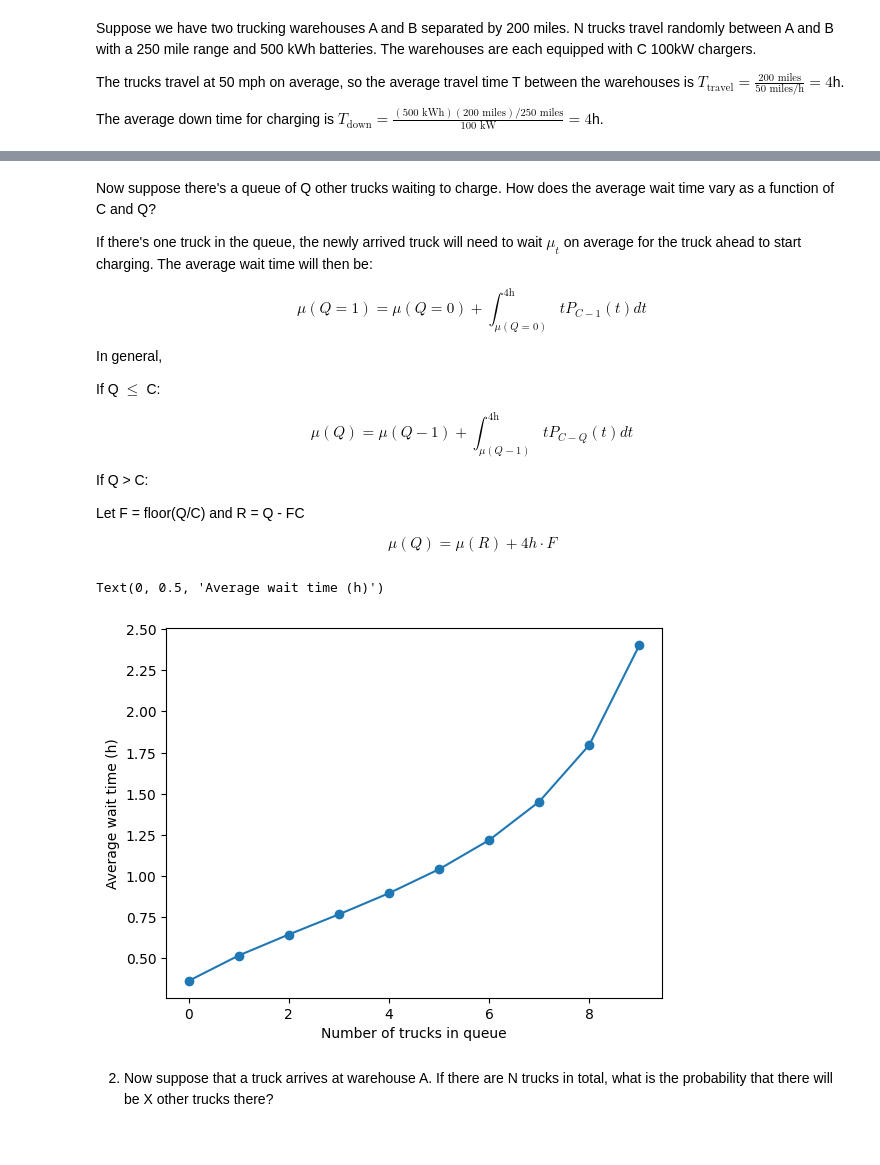
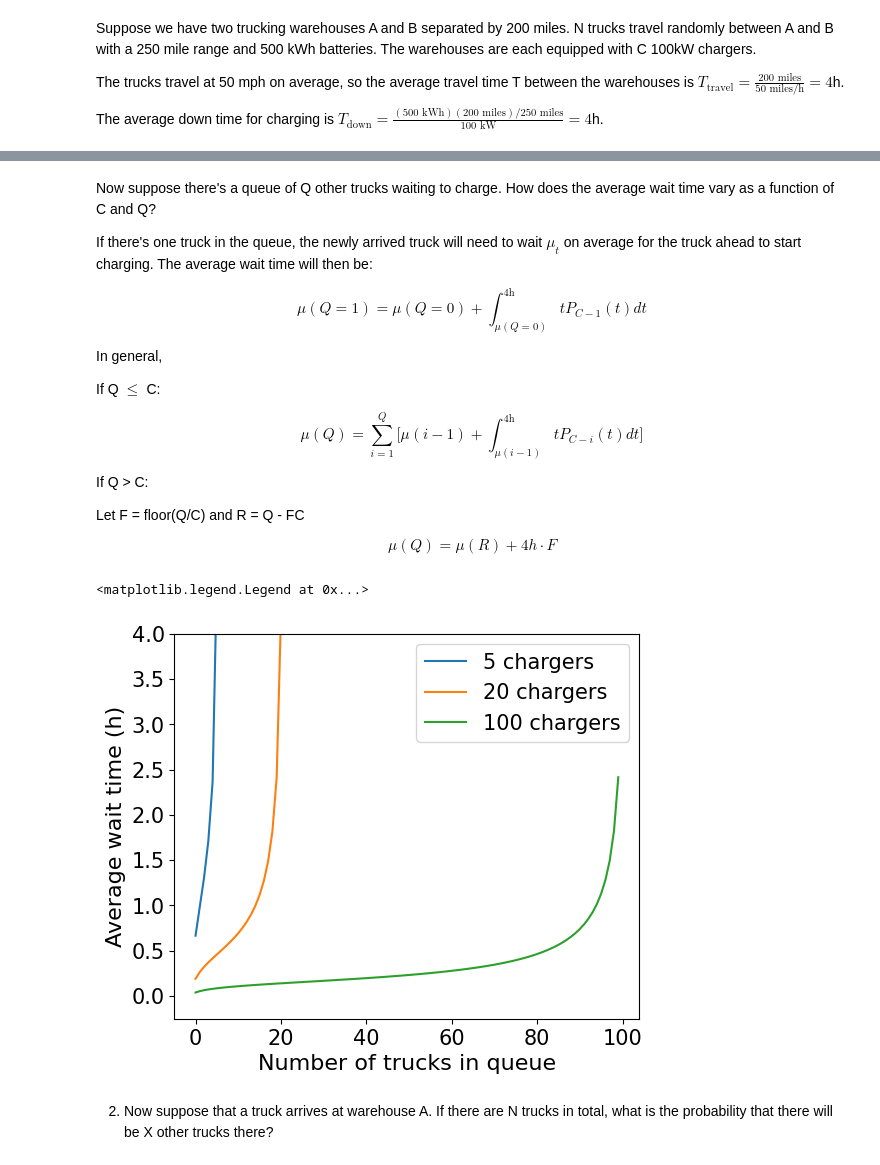
Before and after one commit to danikam/truck_charging, a Jupyter notebook: TruckCharging.ipynb, the cells around one changed output, grey strips where cells are left out. Drawn from its saved outputs; the diff is of its cells as text; code cells hidden in the pictures.

```diff
--- a/TruckCharging.ipynb
+++ b/TruckCharging.ipynb
@@ -49,7 +65,7 @@ In general,
 
 If Q $\leq$ C:
 
-$$\mu(Q) = \mu(Q-1) + \int_{\mu(Q-1)}^\text{4h}tP_{C-Q}(t)dt$$
+$$\mu(Q) = \sum_{i=1}^Q \Big[\mu(i-1) + \int_{\mu(i-1)}^\text{4h}tP_{C-i}(t)dt \Big]$$
 
 If Q > C:
 
@@ -59,32 +75,55 @@ $$\mu(Q) = \mu(R) + 4h \cdot F$$
 # %%
 from scipy.integrate import quad
 import numpy as np
 ts = np.linspace(0, 4, 1000)
 
-C = 10
+CHARGING_TIME=4.    # Charging time, in hours
 
-mu_Qs = []
-Qs = np.arange(0, C)
-for Q in Qs:
-    def P(t):
-        return (1-t/4.)**C
-    mu_0, res = quad(P, 0, 4)
+Cs = [5, 20, 100]
+
+fig, ax = plt.subplots(figsize=(6,5))
+ax.set_xlabel('Number of trucks in queue', fontsize=16)
+ax.set_ylabel('Average wait time (h)', fontsize=16)
+plt.yticks(fontsize=15)
+plt.xticks(fontsize=15)
+
+# Average wait time for Q <= C
+def mu_lt_C(Q, C):
+
+    def P_C(t):
+        return (1-t/CHARGING_TIME)**C
+
+    mu_0, res = quad(P_C, 0, CHARGING_TIME)
     mu_last = mu_0
     mu_Q = mu_0
     for i in range(1, Q+1):
-        def P(t):
-            return (1-t/4.)**(C-i)
-        mu_Q_int, res = quad(P, mu_last, 4)
+        def P_C_minus_i(t):
+            return (1-t/CHARGING_TIME)**(C-i)
+        mu_Q_int, res = quad(P_C_minus_i, mu_last, CHARGING_TIME)
         mu_Q = mu_last + mu_Q_int
         mu_last = mu_Q
-    mu_Qs.append(mu_Q)
+    return mu_Q
 
-plt.plot(Qs, mu_Qs, 'o-')
-plt.xlabel('Number of trucks in queue')
-plt.ylabel('Average wait time (h)')
+# Average wait time in general (Q can be > C)
+def mu(Q, C):
+    if Q < C:
+        return mu_lt_C(Q,C)
+    else:
+        F = np.floor(Q/C)
+        R = int(Q - F*C)
+        return mu_lt_C(R, C) + CHARGING_TIME*F
+
+for C in Cs:
+    mu_Qs = []
+    Qs = np.arange(0, 100)
+    for Q in Qs:
+        mu_Qs.append(mu(Q, C))
+    ax.plot(Qs, mu_Qs, label='%d chargers'%C)
+ax.set_ylim(-0.25, 4)
+ax.legend(fontsize=15)
 # %% [output]
-Text(0, 0.5, 'Average wait time (h)')
+<matplotlib.legend.Legend at 0x...>
-[figure, old version]
+[figure, new version]
 # %% [markdown]
 2. Now suppose that a truck arrives at warehouse A. If there are N trucks in total, what is the probability that there will be X other trucks there?
 # %% [markdown]
```
Also changed, not shown: parts of 8 cells of this notebook.
